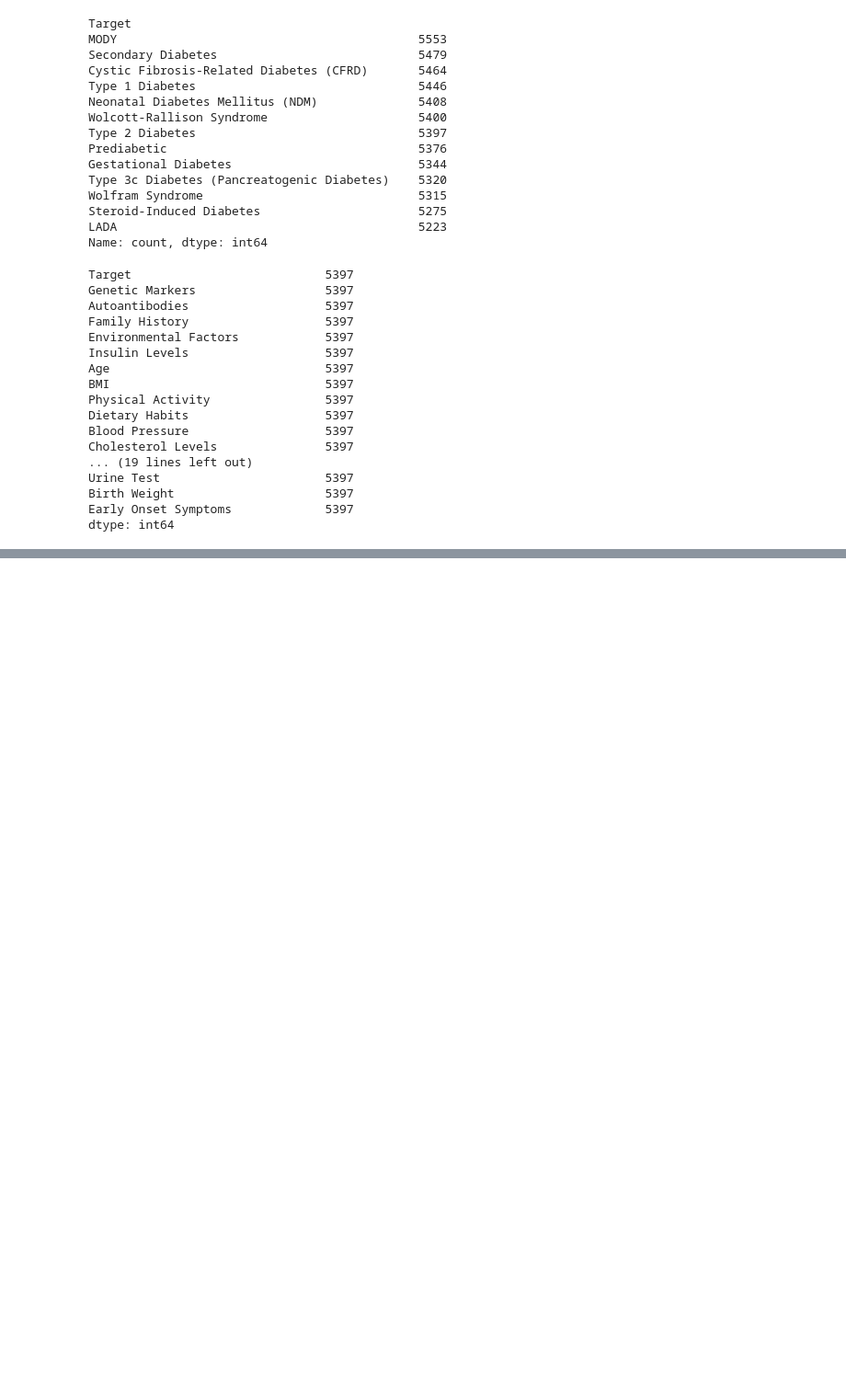
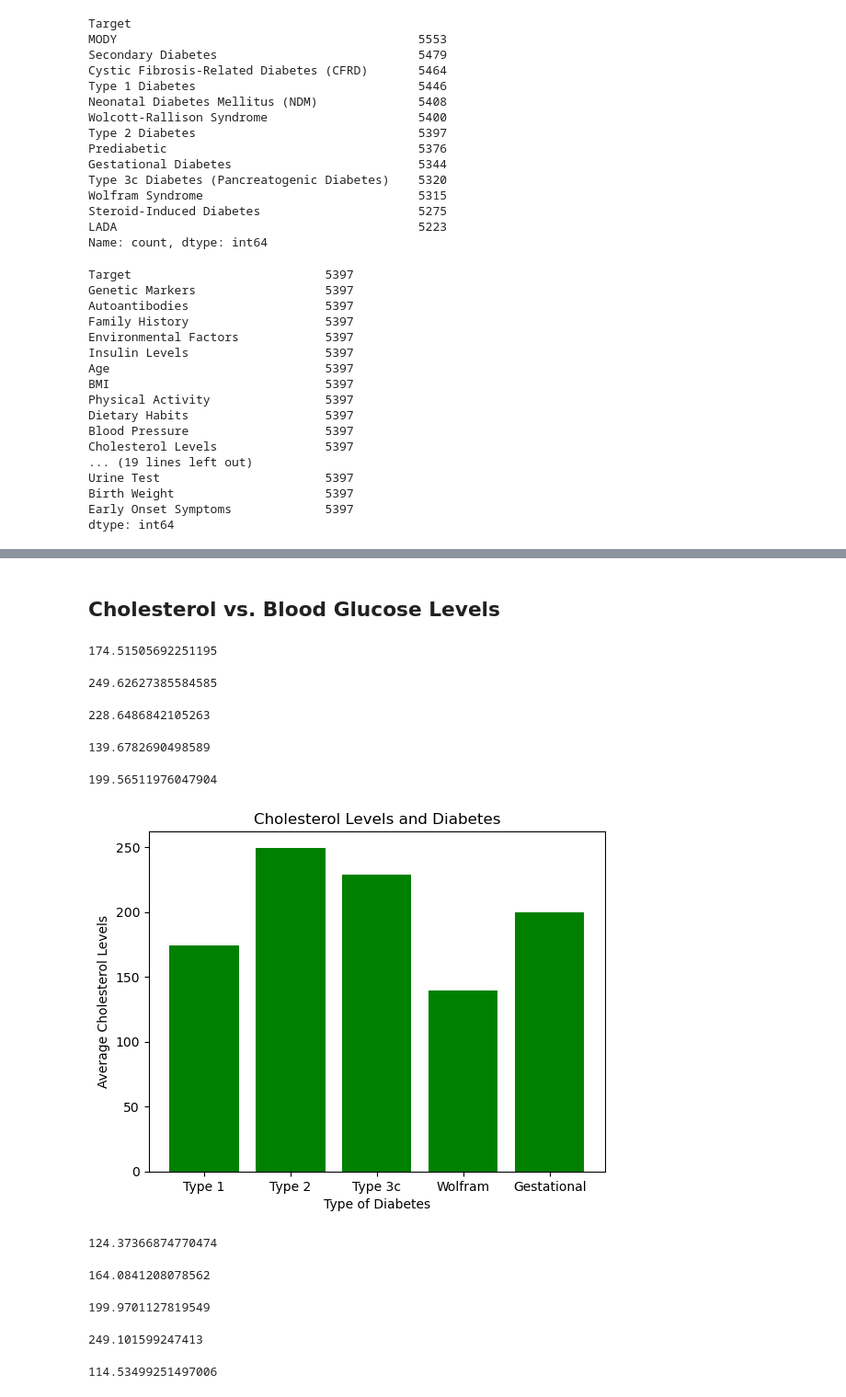
Before and after one commit to darren-coder/project-one, a Jupyter notebook: Allison_type2/Allison_type2_data.ipynb, the cells around one changed output, grey strips where cells are left out. Shown at 92% size. Cells and saved outputs as stored; diff of their text form; code cells hidden in the pictures; blank space fills up the shorter version.

```diff
--- a/Allison_type2/Allison_type2_data.ipynb
+++ b/Allison_type2/Allison_type2_data.ipynb
@@ -51,0 +142,73 @@ dtype: int64
+# %% [markdown]
+## Cholesterol vs. Blood Glucose Levels
+# %%
+choltype1_mean = healthy_type1_df['Cholesterol Levels'].mean()
+choltype1_mean
+# %% [output]
+174.51505692251195
+# %%
+choltype2_mean = healthy_type2_df['Cholesterol Levels'].mean()
+choltype2_mean
+# %% [output]
+249.62627385584585
+# %%
+choltype3_mean = healthy_type3_df['Cholesterol Levels'].mean()
+choltype3_mean
+# %% [output]
+228.6486842105263
+# %%
+cholwolfram_mean = healthy_wolfram_df['Cholesterol Levels'].mean()
+cholwolfram_mean
+# %% [output]
+139.6782690498589
+# %%
+cholgestational_mean = healthy_gestational_df['Cholesterol Levels'].mean()
+cholgestational_mean
+# %% [output]
+199.56511976047904
+# %%
+
+import matplotlib.pyplot as plt
+plt.clf()
+
+cholesterol_bar_x_axis = [1, 2, 3, 4, 5]
+cholesterol_bar_y_axis = [choltype1_mean, choltype2_mean, choltype3_mean, cholwolfram_mean, cholgestational_mean]
+
+plt.bar(cholesterol_bar_x_axis, cholesterol_bar_y_axis, color='g', align="center")
+
+tick_locations = [1, 2, 3, 4, 5]
+tick_labels = ["Type 1", "Type 2", "Type 3c", "Wolfram", "Gestational"]
+plt.xticks(tick_locations, tick_labels)
+
+plt.title("Cholesterol Levels and Diabetes")
+plt.xlabel("Type of Diabetes")
+plt.ylabel("Average Cholesterol Levels")
+
+plt.show()
+# %% [output]
+[figure, added]
+# %%
+gluctype1_mean = healthy_type1_df['Blood Glucose Levels'].mean()
+gluctype1_mean
+# %% [output]
+124.37366874770474
+# %%
+gluctype2_mean = healthy_type2_df['Blood Glucose Levels'].mean()
+gluctype2_mean
+# %% [output]
+164.0841208078562
+# %%
+gluctype3_mean = healthy_type3_df['Blood Glucose Levels'].mean()
+gluctype3_mean
+# %% [output]
+199.9701127819549
+# %%
+glucwolfram_mean = healthy_wolfram_df['Blood Glucose Levels'].mean()
+glucwolfram_mean
+# %% [output]
+249.101599247413
+# %%
+glucgestational_mean = healthy_gestational_df['Blood Glucose Levels'].mean()
+glucgestational_mean
+# %% [output]
+114.53499251497006
```
Also changed, not shown: parts of 14 cells of this notebook.
